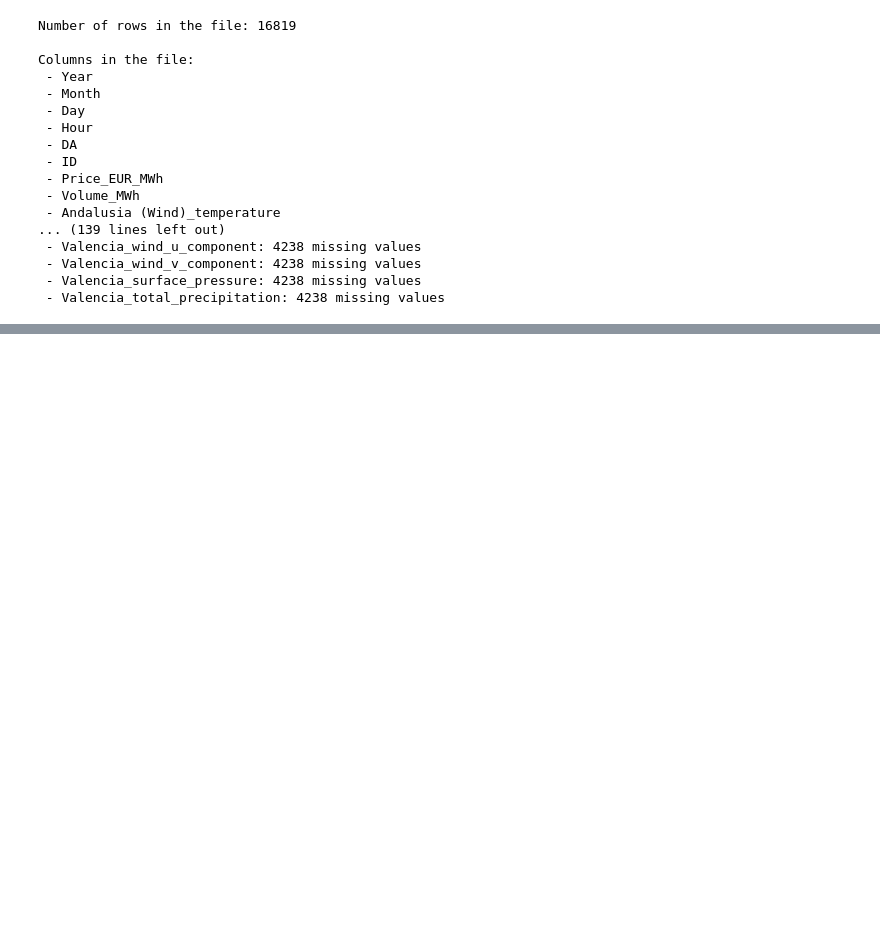
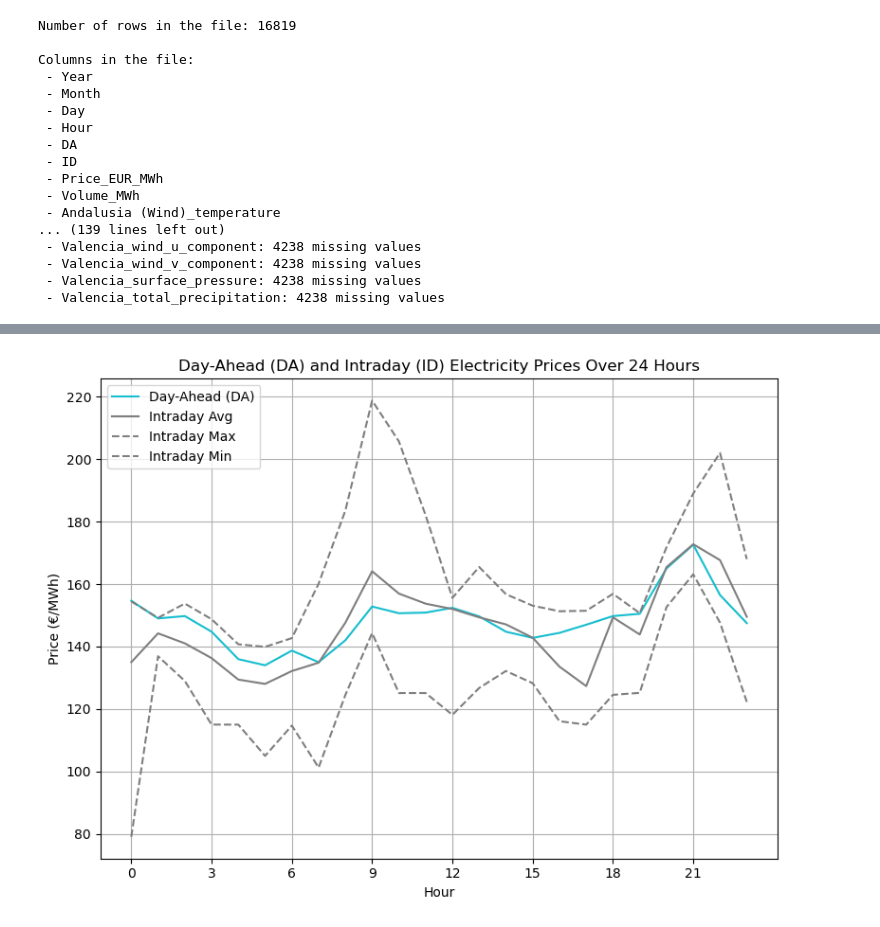
Before and after one commit to storralbod/deeplearning, a Jupyter notebook: data_processing/Format.ipynb, the cells around one changed output, grey strips where cells are left out. Drawn from its saved outputs; the diff is of its cells as text; code cells hidden in the pictures; blank space fills up the shorter version.

```diff
--- a/data_processing/Format.ipynb
+++ b/data_processing/Format.ipynb
@@ -392,0 +581,69 @@ Columns in the file:
+# %%
+import pandas as pd
+import matplotlib.pyplot as plt
+
+# File paths
+da_file = '/home/teitur/DTU/electricproject/deeplearning/raw_data/data_electric/data_da_23.csv'
+id_file = '/home/teitur/DTU/electricproject/deeplearning/raw_data/data_electric/data_id_23.csv'
+
+# Load Day-Ahead (DA) data
+da_data = pd.read_csv(da_file)
+da_data['DateTime'] = pd.to_datetime(da_data[['Year', 'Month', 'Day', 'Hour']])
+da_data = da_data[['DateTime', 'DA ES']].rename(columns={'DA ES': 'DA'})
+
+# Load Intraday (ID) data
+id_data = pd.read_csv(id_file)
+id_data['DateTime'] = pd.to_datetime(id_data[['Year', 'Month', 'Day', 'Hour']])
+id_data = id_data[['DateTime', 'MaxES', 'MinES', 'AvgES']]
+
+# Merge the data on DateTime
+merged_data = pd.merge(da_data, id_data, on='DateTime')
+
+# User-selected date (24-hour slot)
+selected_date = '2023-03-06'
+mask = (merged_data['DateTime'].dt.date == pd.to_datetime(selected_date).date())
+selected_data = merged_data.loc[mask].reset_index(drop=True)
+
+# Create a list of hours for the x-axis (0 to 23)
+hours = list(range(24))
+
+# Plotting
+plt.figure(figsize=(8, 6))  # Adjust figsize for clarity
+
+# Plot DA prices
+plt.plot(
+    hours, selected_data['DA'],
+    label='Day-Ahead (DA)', color='#16BECF', linewidth=1.5
+)
+
+# Plot Intraday prices
+plt.plot(
+    hours, selected_data['AvgES'],
+    label='Intraday Avg', color='#7F7F7F', linewidth=1.5
+)
+plt.plot(
+    hours, selected_data['MaxES'],
+    label='Intraday Max', color='#7F7F7F', linestyle='dashed', linewidth=1.5
+)
+plt.plot(
+    hours, selected_data['MinES'],
+    label='Intraday Min', color='#7F7F7F', linestyle='dashed', linewidth=1.5
+)
+
+# Add labels, title, and legend
+plt.title("Day-Ahead (DA) and Intraday (ID) Electricity Prices Over 24 Hours")
+plt.xlabel("Hour")
+plt.ylabel("Price (€/MWh)")
+plt.legend()
+
+# Set x-ticks to 3-hour intervals
+plt.xticks(range(0, 24, 3))
+
+# Add grid for readability
+plt.grid(True)
+
+# Show plot
+plt.tight_layout()
+plt.show()
+# %% [output]
+[figure, added]
```
Also changed, not shown: parts of 4 cells of this notebook, 1 other file.
